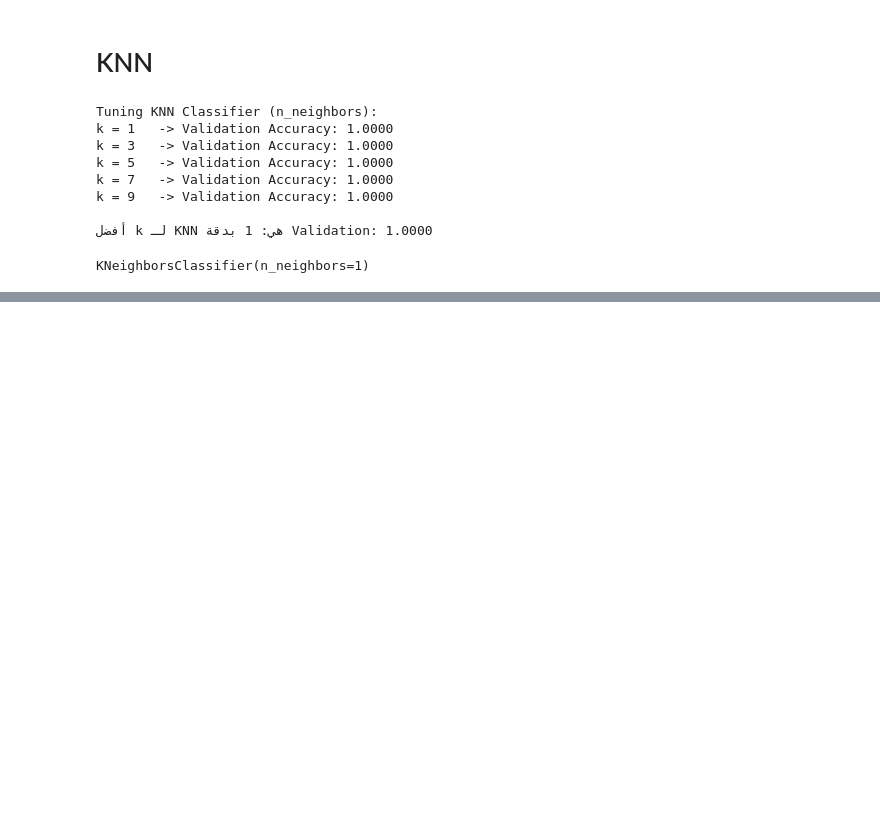
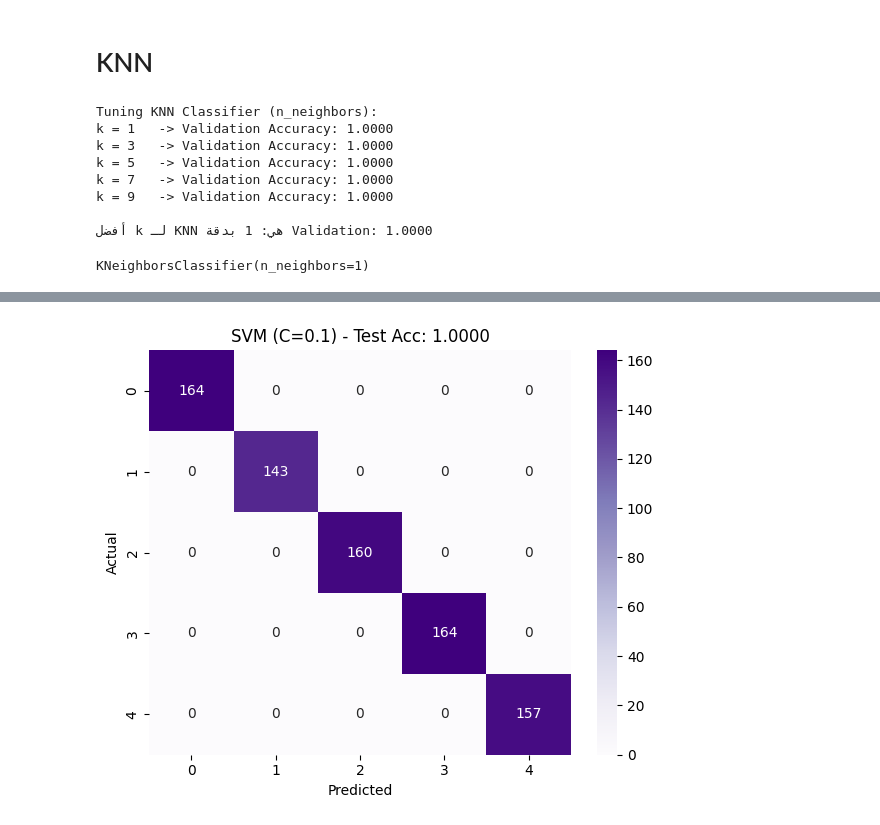
Before and after one commit to momen5406/ml-project, a Jupyter notebook: part_b_image/notebooks/image.ipynb, the cells around one changed output, grey strips where cells are left out. Drawn from its saved outputs; the diff is of its cells as text; code cells hidden in the pictures; blank space fills up the shorter version.

```diff
--- a/part_b_image/notebooks/image.ipynb
+++ b/part_b_image/notebooks/image.ipynb
@@ -182,0 +261,26 @@ KNeighborsClassifier(n_neighbors=1)
+# %%
+C_values = [0.1, 1, 10]
+best_c_svm = None
+best_val_acc_svm = 0
+
+print("Tuning SVM (C):")
+for c in C_values:
+    svm = SVC(C=c, random_state=42)
+    svm.fit(X_train_pca, y_train_sub)
+
+    val_preds = svm.predict(X_val_pca)
+    val_acc = accuracy_score(y_val, val_preds)
+    print(f"C = {c:<4} -> Validation Accuracy: {val_acc:.4f}")
+
+    if val_acc > best_val_acc_svm:
+        best_val_acc_svm = val_acc
+        best_c_svm = c
+
+print(f"\nBest C for SVM: {best_c_svm} (Validation Acc: {best_val_acc_svm:.4f})")
+
+# Train final SVM and check Test Accuracy
+best_svm = SVC(C=best_c_svm, random_state=42)
+best_svm.fit(X_train_pca, y_train_sub)
+
+svm_test_acc = accuracy_score(y_test, best_svm.predict(X_test_pca))
+print(f"SVM Test Accuracy: {svm_test_acc:.4f}")
@@ -182,0 +295,13 @@ KNeighborsClassifier(n_neighbors=1)
+# %%
+svm_test_preds = best_svm.predict(X_test_pca)
+
+# Plot Confusion Matrix as a Heatmap
+plt.figure(figsize=(6, 5))
+sns.heatmap(confusion_matrix(y_test, svm_test_preds), annot=True, fmt='d', cmap='Purples')
+plt.title(f'SVM (C={best_c_svm}) - Test Acc: {svm_test_acc:.4f}')
+plt.xlabel('Predicted')
+plt.ylabel('Actual')
+plt.tight_layout()
+plt.show()
+# %% [output]
+[figure, added]
```
Also changed, not shown: parts of 16 cells of this notebook.
